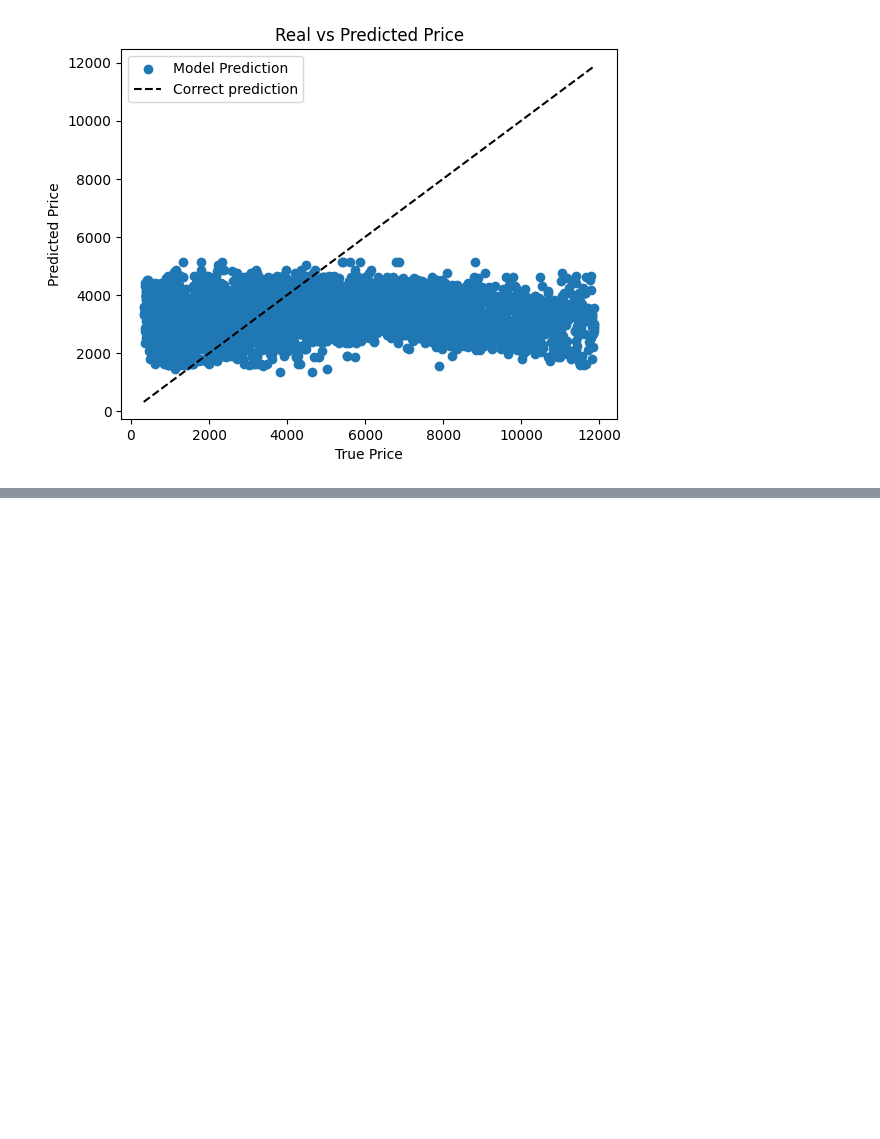
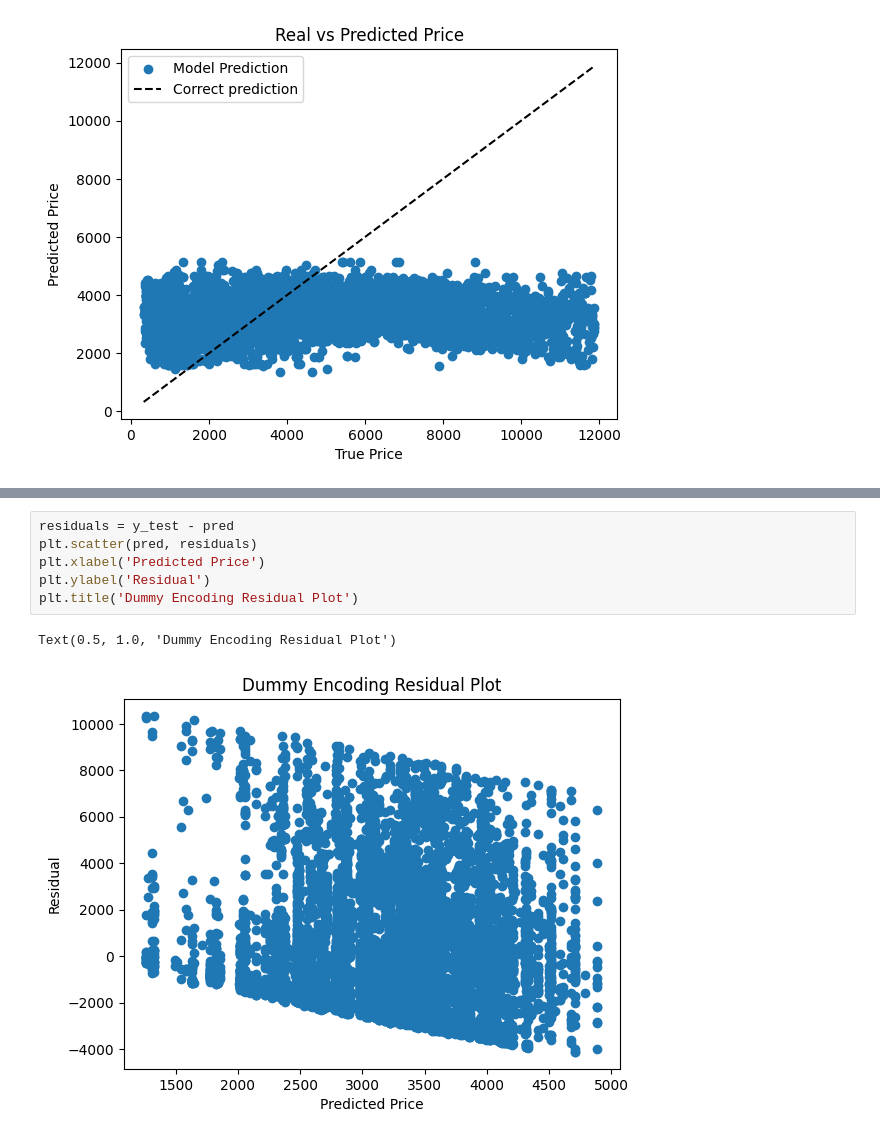
Before and after one commit to AvyayaJha/Diamonds-Research-Project, a Jupyter notebook: Diamonds_Research_Project.ipynb, the cells around one changed output, grey strips where cells are left out. Cells and saved outputs as stored; diff of their text form; blank space fills up the shorter version.

```diff
--- a/Diamonds_Research_Project.ipynb
+++ b/Diamonds_Research_Project.ipynb
@@ -532,0 +629,9 @@ Text(0, 0.5, 'Residual')
+# %%
+residuals = y_test - pred
+plt.scatter(pred, residuals)
+plt.xlabel('Predicted Price')
+plt.ylabel('Residual')
+plt.title('Dummy Encoding Residual Plot')
+# %% [output]
+Text(0.5, 1.0, 'Dummy Encoding Residual Plot')
+[figure, added]
```
Also changed, not shown: parts of 11 cells of this notebook.
